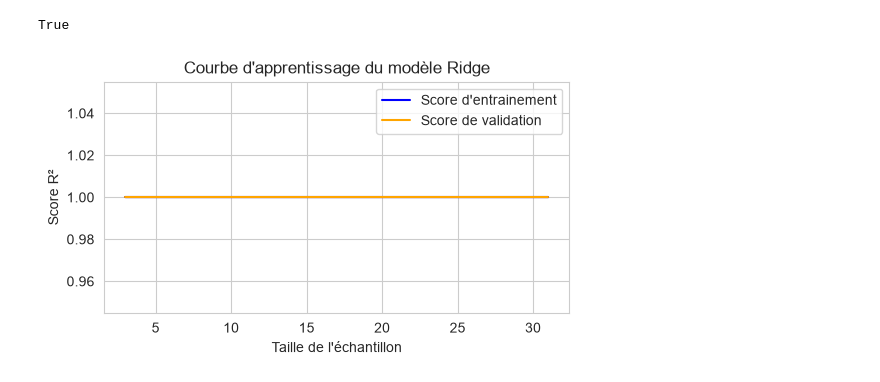
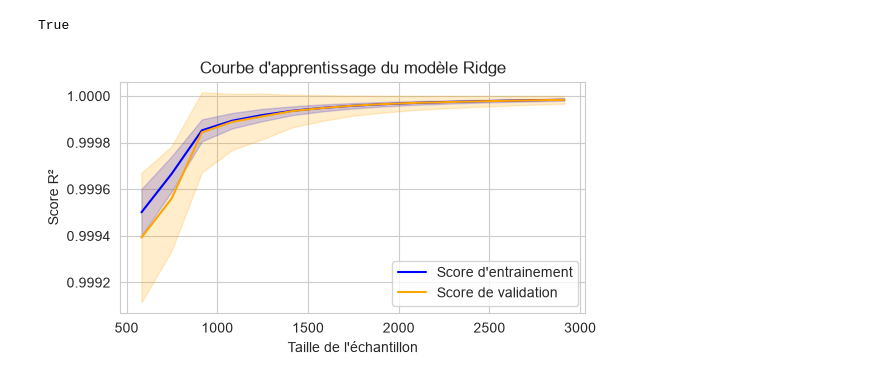
Before and after one commit to Emushame/ML-BAC4-2026, a Jupyter notebook: PROJET-ML/02. Regression - Prediction maison.ipynb, the cells around one changed output. Saved outputs shown, nothing was run; the diff lists cells and outputs as text; code cells hidden in the pictures.

Commit message:
reduire le sureapprentissage de notre modele

```diff
--- a/PROJET-ML/02. Regression - Prediction maison.ipynb
+++ b/PROJET-ML/02. Regression - Prediction maison.ipynb
@@ -208,7 +211,7 @@ Index(['date', 'price', 'bedrooms', 'bathrooms', 'sqft_living', 'sqft_lot',
       dtype='str')
 # %%
 # Suppression des valeurs ou les prix sont inferieurs a 0 ou egaux a 0
-df_clean = df_clean[df_clean['price'] <= 0]
+df_clean = df_clean[df_clean['price'] > 0]
 
 # df_clean[df_clean['price'] <= 0].count()
 
@@ -274,7 +277,7 @@ LinearRegression()
 ##### **5.2. Regression Ridge (regression regularisée)**
 # %%
 # creation du modele de la regression ridge
-model_ridge = Ridge(alpha=1.0)
+model_ridge = make_pipeline(StandardScaler(), Ridge(alpha=10))
 # entrainer le modele
 model_ridge.fit(X_train, y_train)
 # %% [output]
@@ -317,29 +321,29 @@ x_final = x_final.drop(columns=['price'])
 # %%
 # visualisation de la courbe d'entrainement (learning curve)
 # Calculer les scores d'entrainement et de validation croisée pour différentes tailles d'échantillons
 
 train_sizes, train_scores, val_scores = learning_curve(model_ridge, X_train,
                                                        y_train, cv=5,
                                                        scoring='r2',
-                                                       train_sizes=np.linspace(0.1, 1.0, 10))
+                                                       train_sizes=np.linspace(0.2, 1.0, 15))
 
 # calcul de moyenne et de l'écart type des scores d'entrainement et de validation
 train_scores_mean = np.mean(train_scores, axis=1)
 train_scores_std = np.std(train_scores, axis=1)
 val_scores_mean = np.mean(val_scores, axis=1)
 val_scores_std = np.std(val_scores, axis=1)
 
 # tracer de la courbe d'entrainement
 plt.figure(figsize=(6, 3))
 sns.set_style("whitegrid")
 plt.plot(train_sizes, train_scores_mean, label='Score d\'entrainement', color='blue')
 plt.fill_between(train_sizes, train_scores_mean - train_scores_std, train_scores_mean + train_scores_std, alpha=0.2, color='blue')
 plt.plot(train_sizes, val_scores_mean, label='Score de validation', color='orange')
 plt.fill_between(train_sizes, val_scores_mean - val_scores_std, val_scores_mean + val_scores_std, alpha=0.2, color='orange')
 plt.xlabel('Taille de l\'échantillon')
 plt.ylabel('Score R²')
 plt.title('Courbe d\'apprentissage du modèle Ridge')
 plt.legend()
 plt.show()
 # %% [output]
-[figure, old version]
+[figure, new version]
```
Also changed, not shown: parts of 3 cells of this notebook.
